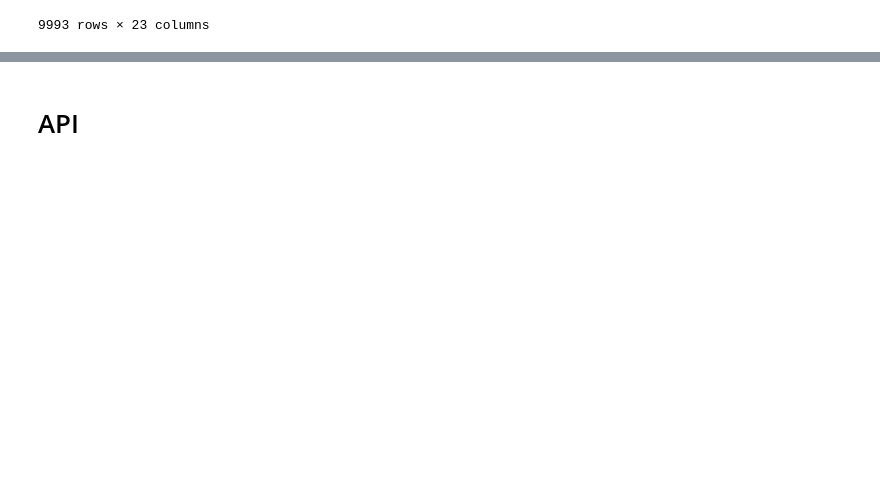
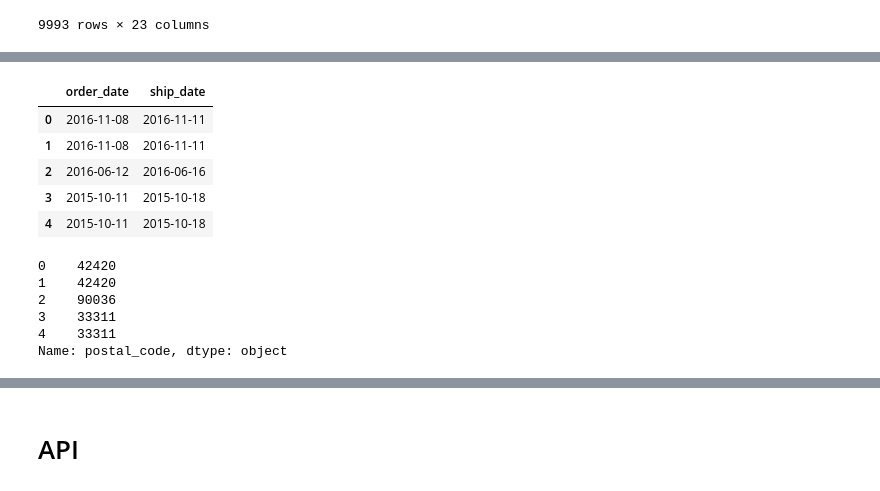
Before and after one commit to raymondgadji/DatAnalyst, a Jupyter notebook: Cours/Semaine11/ADV_Analyse des ventes en ligne.ipynb, the cells around one changed output, grey strips where cells are left out. Saved outputs shown, nothing was run; the diff lists cells and outputs as text; code cells hidden in the pictures; blank space fills up the shorter version.

```diff
--- a/Cours/Semaine11/ADV_Analyse des ventes en ligne.ipynb
+++ b/Cours/Semaine11/ADV_Analyse des ventes en ligne.ipynb
@@ -705,0 +736,4 @@ df_cleaned_file
+# %%
+# Changement du type de données des colonnes 'order_date' et 'ship_date' en datetime en précisant le format à pandas pour ne pas qu'il affiche des erreurs (format jour/mois/année)
+df_cleaned_file['order_date'] = pd.to_datetime(df_cleaned_file['order_date'], format='%d/%m/%Y')
+df_cleaned_file['ship_date'] = pd.to_datetime(df_cleaned_file['ship_date'], format='%d/%m/%Y')
@@ -705,0 +762,20 @@ df_cleaned_file
+# %%
+# Je regarde les premières lignes pour confirmer le changement de format
+df_cleaned_file[['order_date', 'ship_date']].head()
+# %% [output]
+|  | order_date | ship_date |
+| 0 | 2016-11-08 | 2016-11-11 |
+| 1 | 2016-11-08 | 2016-11-11 |
+| 2 | 2016-06-12 | 2016-06-16 |
+| 3 | 2015-10-11 | 2015-10-18 |
+| 4 | 2015-10-11 | 2015-10-18 |
+# %%
+# Vérifier les premières lignes de la colonne postal_code
+print(df_cleaned_file['postal_code'].head())
+# %% [output]
+0    42420
+1    42420
+2    90036
+3    33311
+4    33311
+Name: postal_code, dtype: object
```
Also changed, not shown: parts of 49 cells of this notebook, 1 other file.
